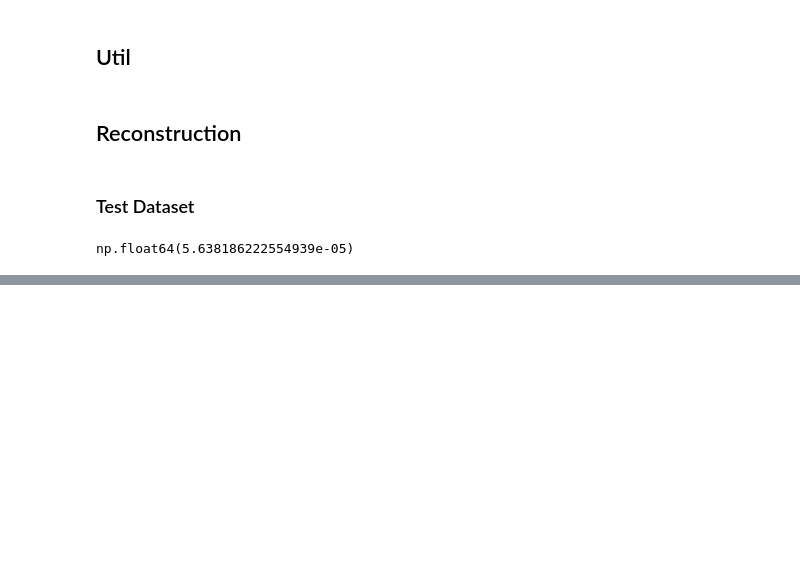
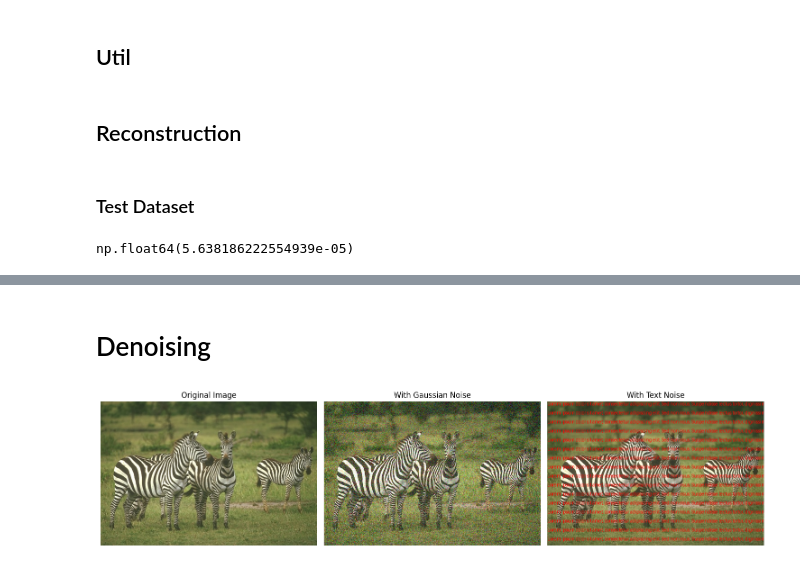
Before and after one commit to IAntoineV/Dictionary-Learning, a Jupyter notebook: src/experiments/berkeley_bis.ipynb, the cells around one changed output, grey strips where cells are left out. Drawn from its saved outputs; the diff is of its cells as text; code cells hidden in the pictures; blank space fills up the shorter version.

Commit message:
Add noise to images

```diff
--- a/src/experiments/berkeley_bis.ipynb
+++ b/src/experiments/berkeley_bis.ipynb
@@ -194,0 +195,29 @@ visualize_reconstruction(DictLearner.D, cycle(test_loader), l1_penalty, omp=True
+# %% [markdown]
+# Denoising
+# %%
+from PIL import Image
+from src.utils.img import add_gaussian_noise, add_text_noise
+
+img = Image.open(os.path.join(notebook_dir, "../dataset/data/berkeley/val/253027.jpg")).convert("RGB")
+
+img_gaussian = add_gaussian_noise(img, mean=0, std=25)
+img_text = add_text_noise(img, font_size=20, color=(255, 0, 0))
+
+fig, axes = plt.subplots(1, 3, figsize=(15, 5))
+
+axes[0].imshow(img)
+axes[0].set_title("Original Image")
+axes[0].axis("off")
+
+axes[1].imshow(img_gaussian)
+axes[1].set_title("With Gaussian Noise")
+axes[1].axis("off")
+
+axes[2].imshow(img_text)
+axes[2].set_title("With Text Noise")
+axes[2].axis("off")
+
+plt.tight_layout()
+plt.show()
+# %% [output]
+[figure, added]
```
Also changed, not shown: parts of 1 cell of this notebook, 1 other file.
